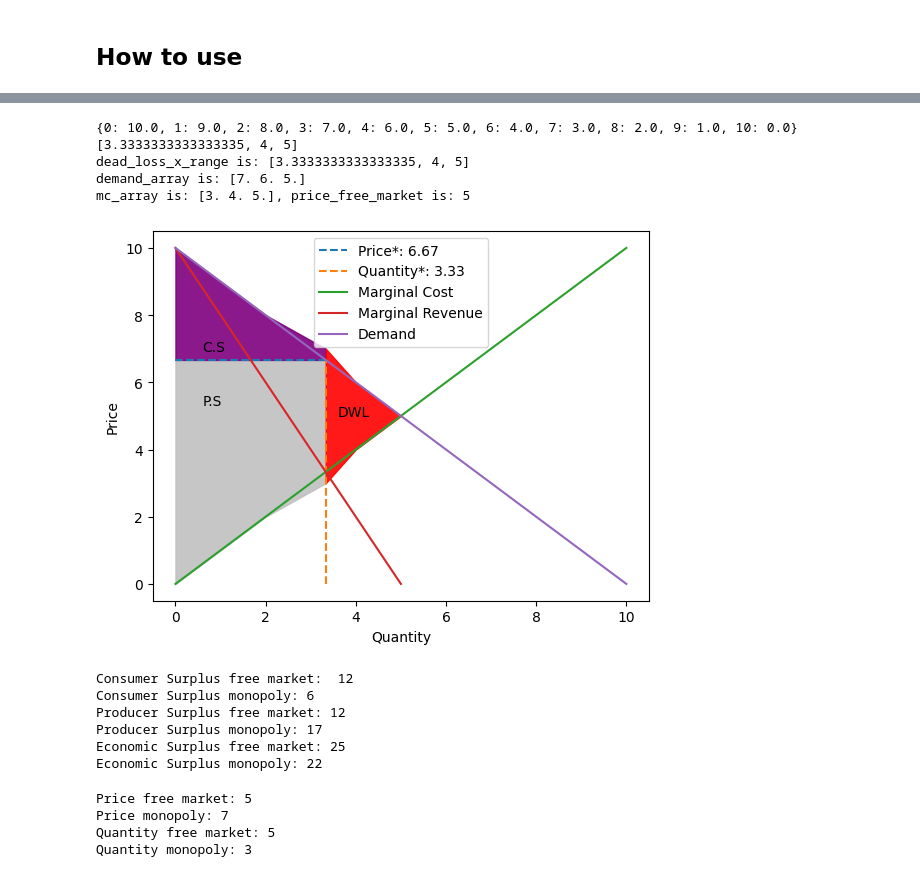
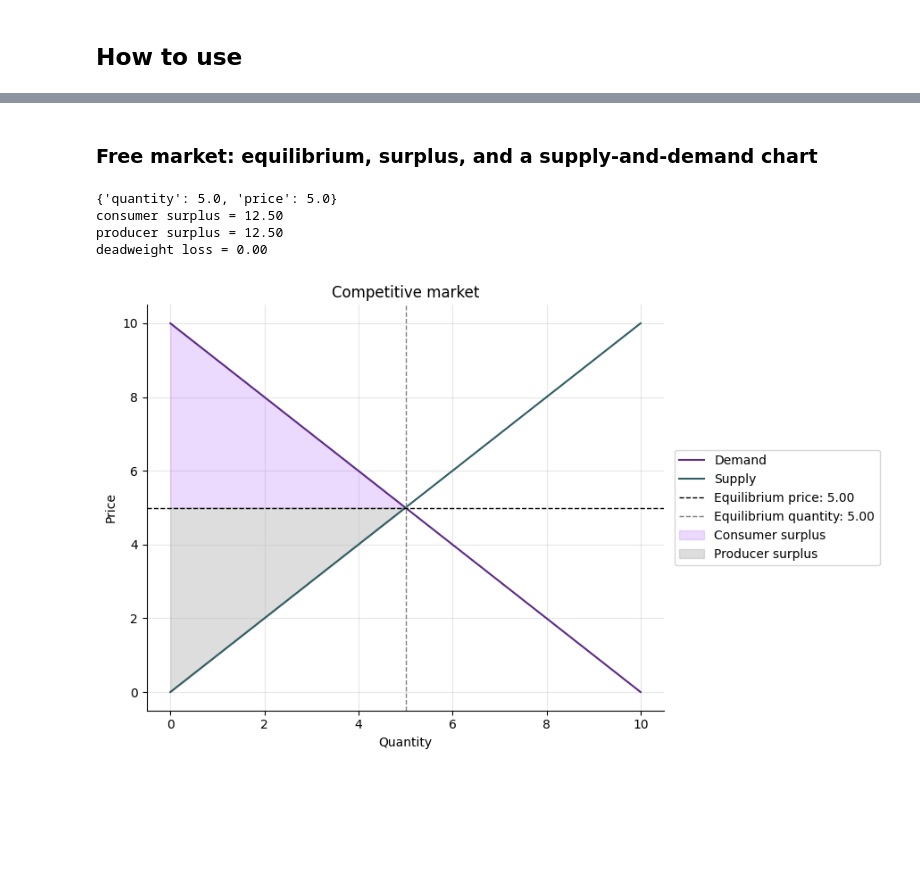
Before and after one commit to uh2000/auto_economics, a Jupyter notebook: nbs/index.ipynb, the cells around one changed output, grey strips where cells are left out. Cells and saved outputs as stored; diff of their text form; code cells hidden in the pictures; blank space fills up the shorter version.

```diff
--- a/nbs/index.ipynb
+++ b/nbs/index.ipynb
@@ -35,54 +21,17 @@ cannot multiply variables with zero
-# %%
-supply = "x"
-demand = "10 -  x"
-monopoly = Monopoly(supply, demand)
-monopoly.get_graph(complete=True)
-# %% [output]
-{0: 10.0, 1: 9.0, 2: 8.0, 3: 7.0, 4: 6.0, 5: 5.0, 6: 4.0, 7: 3.0, 8: 2.0, 9: 1.0, 10: 0.0} [3.3333333333333335, 4, 5]
-dead_loss_x_range is: [3.3333333333333335, 4, 5]
-demand_array is: [7. 6. 5.]
-mc_array is: [3. 4. 5.], price_free_market is: 5
-[figure, removed]
-# %%
-
-consumer_surplus_free_market = free_market.get_consumer_surplus()
-consumer_surplus_monopoly = monopoly.get_consumer_surplus()
-
-print(f"Consumer Surplus free market:  {round(consumer_surplus_free_market)}\n"
-    +f"Consumer Surplus monopoly: {round(consumer_surplus_monopoly)}")
-
-producer_surplus_free_market = free_market.get_producer_surplus()
-producer_surplus_monopoly = monopoly.get_producer_surplus()
-
-print(f"Producer Surplus free market: {round(producer_surplus_free_market)}\n"
-    +f"Producer Surplus monopoly: {round(producer_surplus_monopoly)}")
-
-economic_surplus_free_market = free_market.get_economic_surplus()
-economic_surplus_monopoly = monopoly.get_economic_surplus()
-
-print(f"Economic Surplus free market: {round(economic_surplus_free_market)}\n"
-    +f"Economic Surplus monopoly: {round(economic_surplus_monopoly)}")
-# %% [output]
-Consumer Surplus free market:  12
-Consumer Surplus monopoly: 6
-Producer Surplus free market: 12
-Producer Surplus monopoly: 17
-Economic Surplus free market: 25
-Economic Surplus monopoly: 22
-# %%
-price_free_market = free_market.get_price()
-price_monopoly = monopoly.get_price()
-
-print(f"Price free market: {round(price_free_market)}\n"
-      +f"Price monopoly: {round(price_monopoly)}")
-
-quantity_free_market = free_market.get_quantity()
-quantity_monopoly = monopoly.get_quantity()
-
-print(f"Quantity free market: {round(quantity_free_market)}\n"
-        +f"Quantity monopoly: {round(quantity_monopoly)}")
-# %% [output]
-Price free market: 5
-Price monopoly: 7
-Quantity free market: 5
-Quantity monopoly: 3
+# %% [markdown]
+### Free market: equilibrium, surplus, and a supply-and-demand chart
+# %%
+free_market = Free_market(supply="x", demand="10 - x")
+
+print(free_market.equilibrium())
+print(f"consumer surplus = {free_market.get_consumer_surplus():.2f}")
+print(f"producer surplus = {free_market.get_producer_surplus():.2f}")
+print(f"deadweight loss = {free_market.deadweight_loss():.2f}")
+
+free_market.plot(complete=True);
+# %% [output]
+{'quantity': 5.0, 'price': 5.0}
+consumer surplus = 12.50
+producer surplus = 12.50
+deadweight loss = 0.00
+[figure, added]
```
Also changed, not shown: parts of 16 cells of this notebook, 11 other files.
